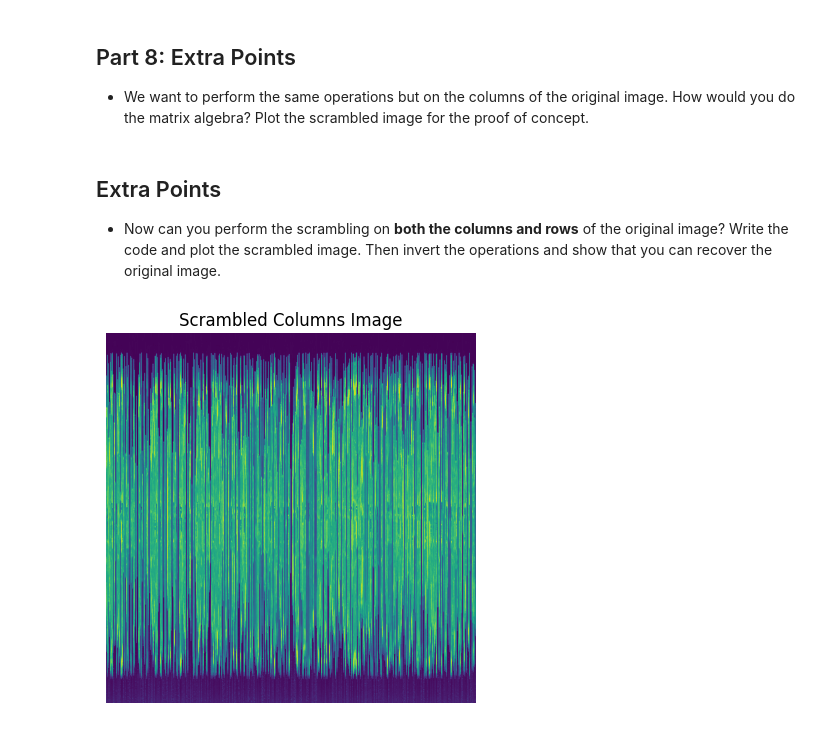
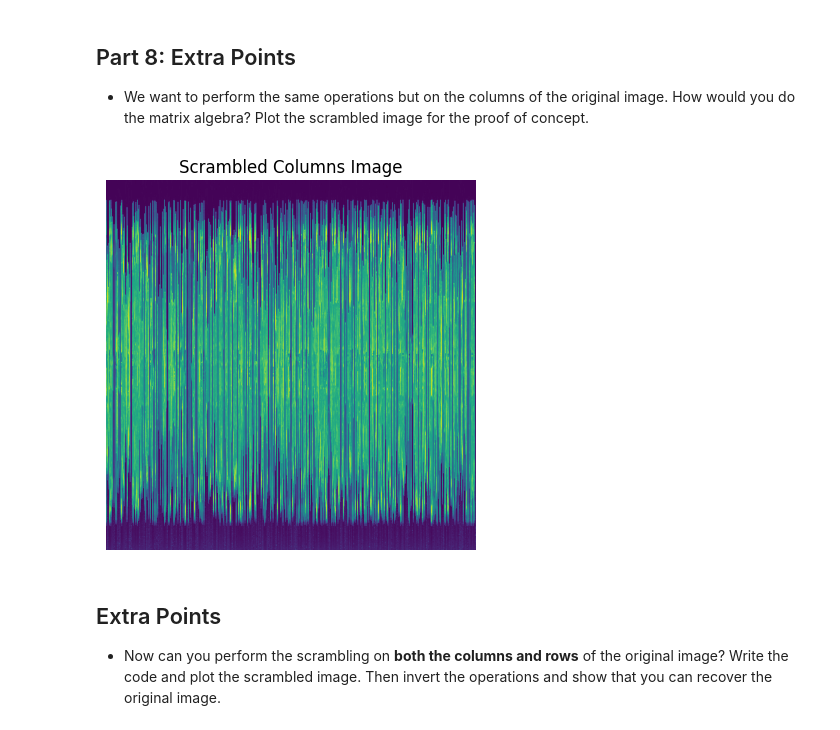
Before and after one commit to yasaswini-m/Pattern-Recognition, a Jupyter notebook: Assignements/HW1/HW1.ipynb, the cells around one changed output. Saved outputs shown, nothing was run; the diff lists cells and outputs as text; code cells hidden in the pictures.

```diff
--- a/Assignements/HW1/HW1.ipynb
+++ b/Assignements/HW1/HW1.ipynb
@@ -260,33 +273,33 @@ else:
 ## Part 8: Extra Points
 
 * We want to perform the same operations but on the columns of the original image. How would you do the matrix algebra? Plot the scrambled image for the proof of concept.
+# %%
+# Get the number of columns in img_average_channel
+cols_n = np.identity(img_average_channel.shape[1])
+
+# Create an array containing numbers from 0 to num_columns-1
+columns = np.arange(cols_n.shape[1])
+
+# Shuffle the column indices using numpy.random.shuffle
+np.random.shuffle(columns)
+
+# create matrix for columns shuffling
+mat = cols_n[:, columns]
+
+# Perform matrix multiplication between img_average_channel and T_columns
+transformed_image_columns = img_average_channel@ mat
+
+# Plot the scrambled image for proof of concept
+plt.imshow(transformed_image_columns)  # cmap='gray' for grayscale display
+plt.title('Scrambled Columns Image')
+plt.axis('off')  # Turn off axis labels
+plt.show()
+# %% [output]
+[figure, added]
 # %% [markdown]
 ## Extra Points
 
 * Now can you perform the scrambling on __both the columns and rows__ of the original image?  Write the code and plot the scrambled image. Then invert the operations and show that you can recover the original image.
-# %%
-# Get the number of columns in img_average_channel
-num_columns = np.identity(img_average_channel.shape[1])
-
-# Create an array containing numbers from 0 to num_columns-1
-columns = np.arange(num_columns.shape[1])
-
-# Shuffle the column indices using numpy.random.shuffle
-np.random.shuffle(columns)
-
-#create matrix for columns shuffling
-mat = num_columns[:, columns]
-
-# Perform matrix multiplication between img_average_channel and T_columns
-transformed_image_columns = img_average_channel@ mat
-
-# Plot the scrambled image for proof of concept
-plt.imshow(transformed_image_columns)  # cmap='gray' for grayscale display
-plt.title('Scrambled Columns Image')
-plt.axis('off')  # Turn off axis labels
-plt.show()
-# %% [output]
-[figure, removed]
 # %%
 # Create an aray using the image
 image = np.array(Image.open('../../Images/lemon2.jpeg'))
```
Also changed, not shown: parts of 8 cells of this notebook.
